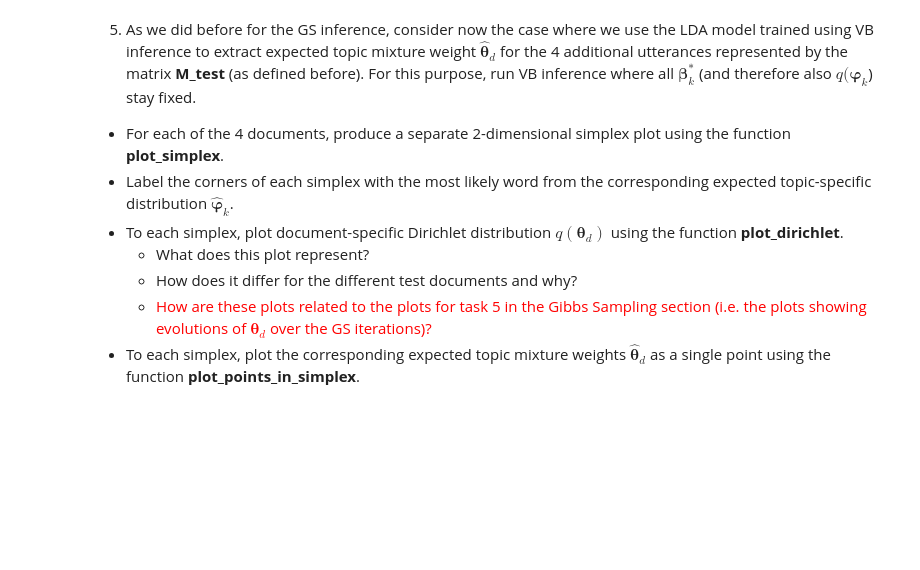
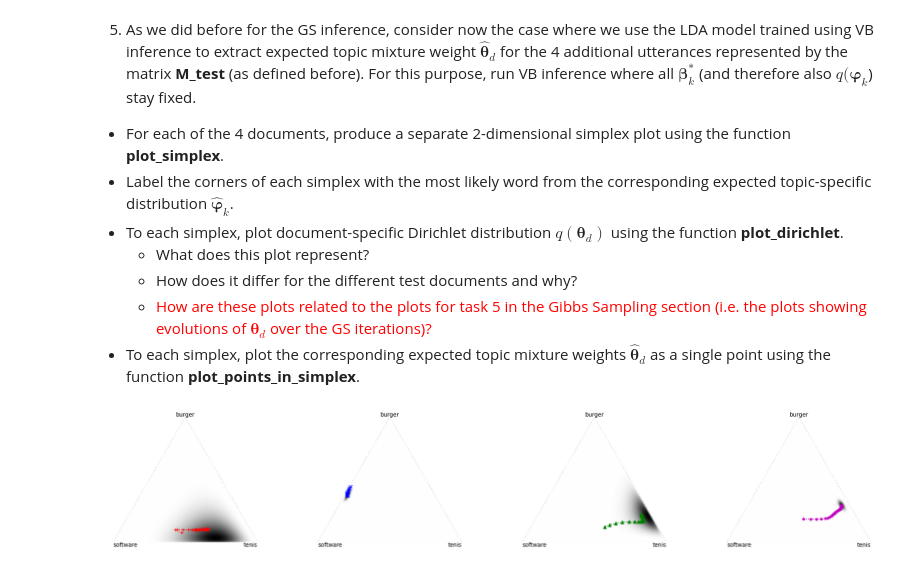
Before and after one commit to AlesKas/SchoolFIT, a Jupyter notebook: BAYa/Assignment2022.ipynb, the cells around one changed output. Saved outputs shown, nothing was run; the diff lists cells and outputs as text; code cells hidden in the pictures; blank space fills up the shorter version.

```diff
--- a/BAYa/Assignment2022.ipynb
+++ b/BAYa/Assignment2022.ipynb
@@ -649,0 +620,55 @@ for i, t in enumerate(Theta_):
+# %%
+#Your code goes here
+alpha=np.abs(np.random.randn(D_test,K))
+beta =np.abs(np.random.randn(K,V_test))
+Ro = np.zeros((D_test,V_test,K))
+prob = np.zeros((D_test,V_test,K))
+C = np.zeros((D_test,V_test,K))
+thetas = []
+D_test, V_test = M_test.shape
+epochs = 50
+for epoch in range(epochs):
+    # Step 2
+    for d in range(D_test):
+        for v in range(V_test):
+            for k in range(K):
+                Ro[d][v][k] = np.power(np.e, psi(alpha[d][k]) - psi(np.sum(alpha[d,:])) + psi(beta[k][v]) - psi(np.sum(beta[k,:])))
+
+    for d in range(D_test):
+        for v in range(V_test):
+            for k in range(K):
+                prob[d][v][k] = Ro[d][v][k] / np.sum(Ro[d, v, :])
+
+    for d in range(D_test):
+        for v in range(V_test):
+            for k in range(K):
+                C[d][v][k] = prob[d][v][k] * M_test[d][v]
+
+    # Step 3
+    for d in range(D_test):
+        for k in range(K):
+            alpha[d][k] = alpha0[k] + np.sum(C[d, :, k])
+
+    # Step 4
+    for k in range(K):
+        for v in range(V_test):
+            beta[k][v] = beta0[v] + np.sum(C[:, v, k])
+
+    theta = []
+    for d in range(D_test):
+        tmp = alpha[d] / alpha[d, :].sum()
+        theta.append(tmp)
+    Theta_test = np.array(theta)
+    thetas.append(Theta_test)
+
+    for k in range(K):
+        Phi_[k] = beta[k] / np.sum(beta[k,:])
+
+plt.figure(figsize=(25, 4))
+for i in range(4):
+    plt.subplot(1, 4, i+1)
+    plot_simplex([vocabulary[np.argmax(p)] for p in Phi])
+    plot_dirichlet(alpha[i])
+    plot_points_in_simplex(np.array(thetas)[i:epochs, i], c=colors[i], ls=':',  marker=markers[i])
+# %% [output]
+[figure, added]
```
Also changed, not shown: parts of 19 cells of this notebook.
